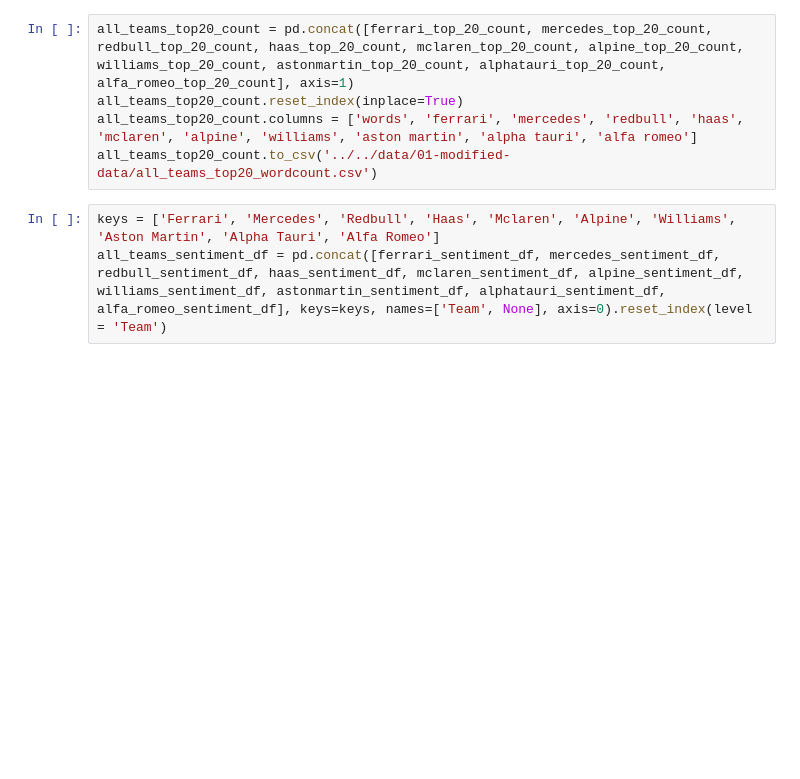
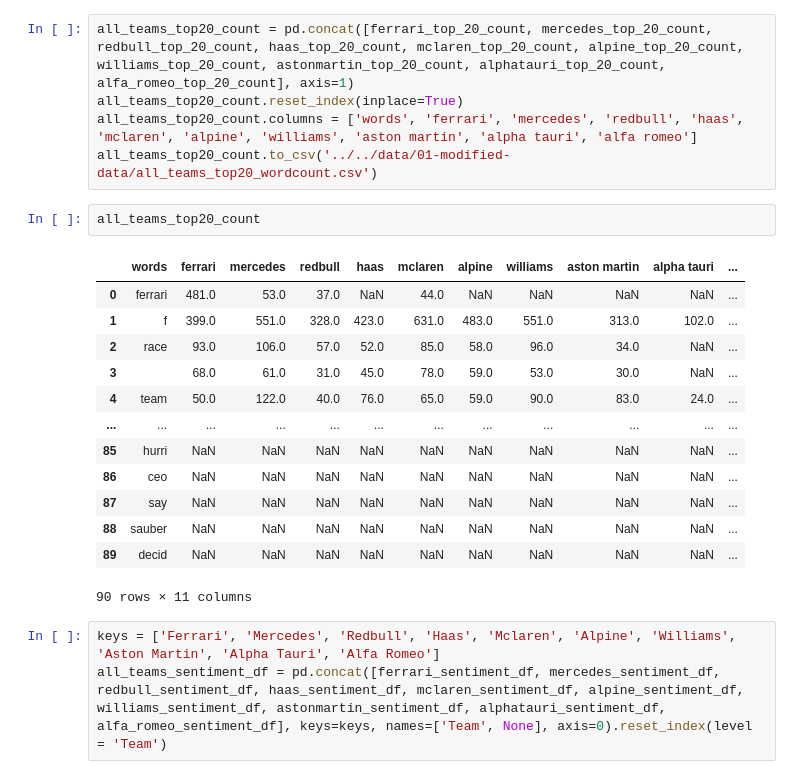
Before and after one commit to anly501/anly-501-project-rdr-190100, a Jupyter notebook: codes/02-data-cleaning/Twitter_Data_Cleaning.ipynb, the cells around one changed output. Saved outputs shown, nothing was run; the diff lists cells and outputs as text; blank space fills up the shorter version.

```diff
--- a/codes/02-data-cleaning/Twitter_Data_Cleaning.ipynb
+++ b/codes/02-data-cleaning/Twitter_Data_Cleaning.ipynb
@@ -187,6 +187,22 @@ all_teams_top20_count = pd.concat([ferrari_top_20_count, mercedes_top_20_count,
 all_teams_top20_count.reset_index(inplace=True)
 all_teams_top20_count.columns = ['words', 'ferrari', 'mercedes', 'redbull', 'haas', 'mclaren', 'alpine', 'williams', 'aston martin', 'alpha tauri', 'alfa romeo']
 all_teams_top20_count.to_csv('../../data/01-modified-data/all_teams_top20_wordcount.csv')
+# %%
+all_teams_top20_count
+# %% [output]
+|  | words | ferrari | mercedes | redbull | haas | mclaren | alpine | williams | aston martin | alpha tauri | ... |
+| 0 | ferrari | 481.0 | 53.0 | 37.0 | NaN | 44.0 | NaN | NaN | NaN | NaN | ... |
+| 1 | f | 399.0 | 551.0 | 328.0 | 423.0 | 631.0 | 483.0 | 551.0 | 313.0 | 102.0 | ... |
+| 2 | race | 93.0 | 106.0 | 57.0 | 52.0 | 85.0 | 58.0 | 96.0 | 34.0 | NaN | ... |
+| 3 |  | 68.0 | 61.0 | 31.0 | 45.0 | 78.0 | 59.0 | 53.0 | 30.0 | NaN | ... |
+| 4 | team | 50.0 | 122.0 | 40.0 | 76.0 | 65.0 | 59.0 | 90.0 | 83.0 | 24.0 | ... |
+| ... | ... | ... | ... | ... | ... | ... | ... | ... | ... | ... | ... |
+| 85 | hurri | NaN | NaN | NaN | NaN | NaN | NaN | NaN | NaN | NaN | ... |
+| 86 | ceo | NaN | NaN | NaN | NaN | NaN | NaN | NaN | NaN | NaN | ... |
+| 87 | say | NaN | NaN | NaN | NaN | NaN | NaN | NaN | NaN | NaN | ... |
+| 88 | sauber | NaN | NaN | NaN | NaN | NaN | NaN | NaN | NaN | NaN | ... |
+| 89 | decid | NaN | NaN | NaN | NaN | NaN | NaN | NaN | NaN | NaN | ... |
+90 rows × 11 columns
 # %%
 keys = ['Ferrari', 'Mercedes', 'Redbull', 'Haas', 'Mclaren', 'Alpine', 'Williams', 'Aston Martin', 'Alpha Tauri', 'Alfa Romeo']
 all_teams_sentiment_df = pd.concat([ferrari_sentiment_df, mercedes_sentiment_df, redbull_sentiment_df, haas_sentiment_df, mclaren_sentiment_df, alpine_sentiment_df, williams_sentiment_df, astonmartin_sentiment_df, alphatauri_sentiment_df, alfa_romeo_sentiment_df], keys=keys, names=['Team', None], axis=0).reset_index(level = 'Team')
```
Also changed, not shown: 2 other files.
